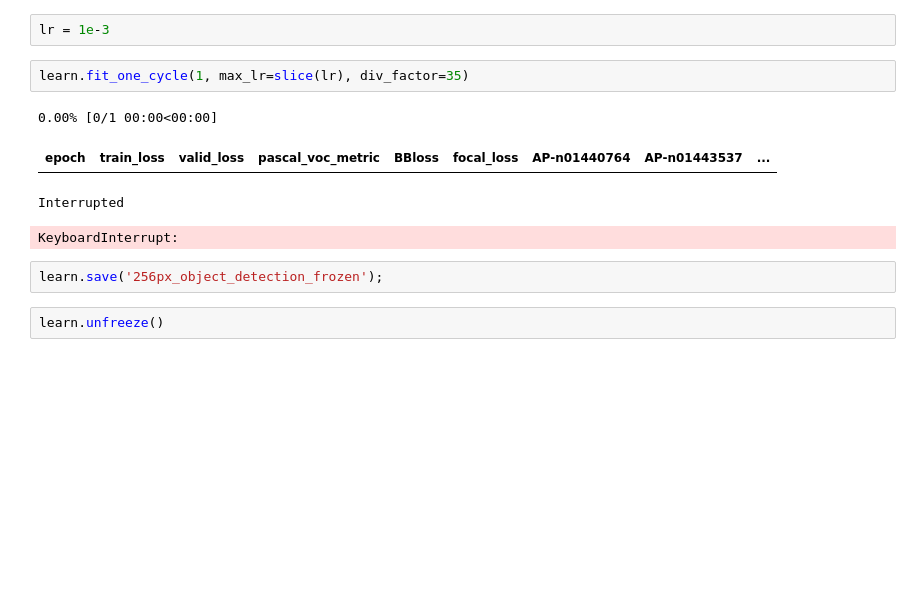
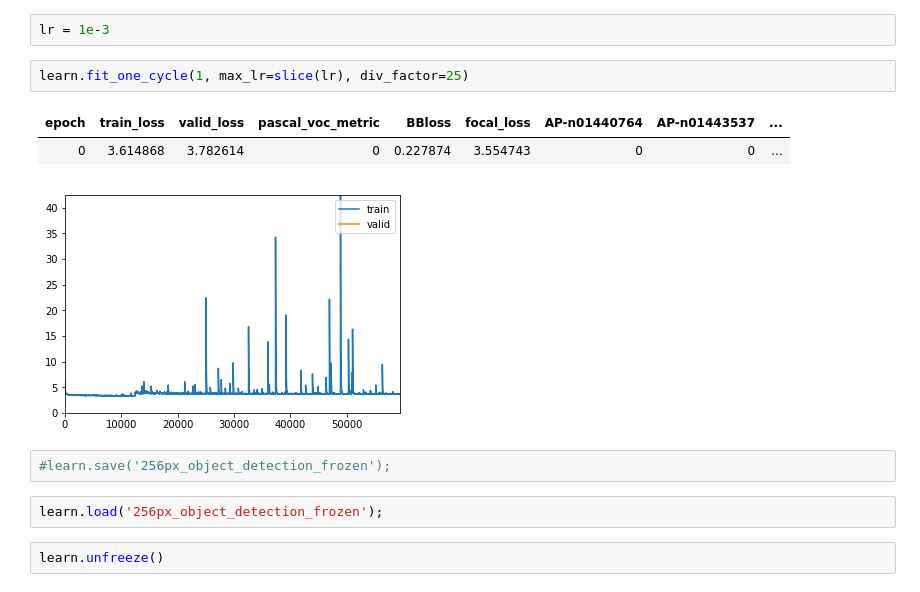
Before and after one commit to CozyDoomer/Machine-Learning, a Jupyter notebook: unstructured-data/image/imagenet-webapp-models/webapp_object_detection_resnet18.ipynb, the cells around one changed output. Drawn from its saved outputs; the diff is of its cells as text; blank space fills up the shorter version.

Commit message:
first epoch on imagenet done, looks not very promising but will try unfrozen training

```diff
--- a/unstructured-data/image/imagenet-webapp-models/webapp_object_detection_resnet18.ipynb
+++ b/unstructured-data/image/imagenet-webapp-models/webapp_object_detection_resnet18.ipynb
@@ -322,14 +316,15 @@ Min numerical gradient: 2.29E-04
 # %%
 lr = 1e-3
 # %%
-learn.fit_one_cycle(1, max_lr=slice(lr), div_factor=35)
+learn.fit_one_cycle(1, max_lr=slice(lr), div_factor=25)
 # %% [output]
-0.00% [0/1 00:00<00:00]
 | epoch | train_loss | valid_loss | pascal_voc_metric | BBloss | focal_loss | AP-n01440764 | AP-n01443537 | ... |
+| 0 | 3.614868 | 3.782614 | 0 | 0.227874 | 3.554743 | 0 | 0 | ... |
-Interrupted
-KeyboardInterrupt:
+[figure, added]
+# %%
+#learn.save('256px_object_detection_frozen');
 # %%
-learn.save('256px_object_detection_frozen');
+learn.load('256px_object_detection_frozen');
 # %%
 learn.unfreeze()
 # %%
```
Also changed, not shown: parts of 10 cells of this notebook.
